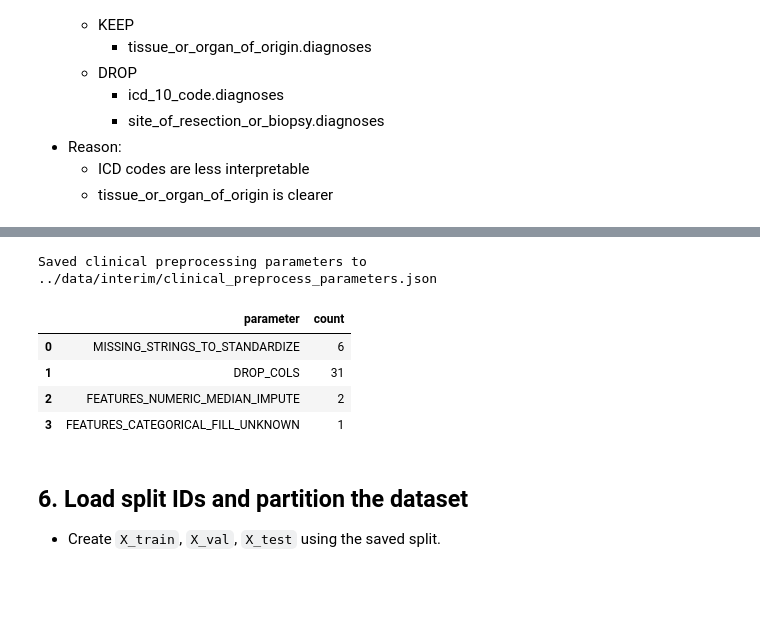
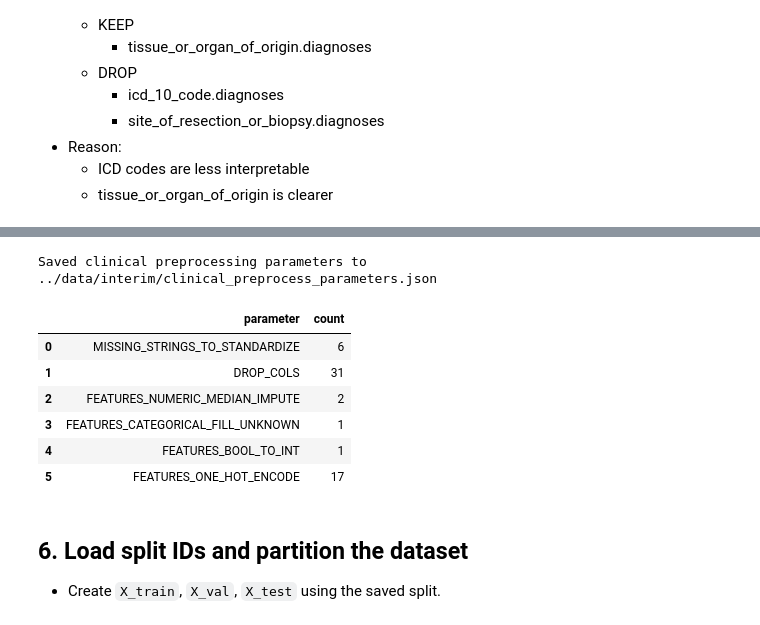
Before and after one commit to dpolioudakis/tcga-multimodal-survival, a Jupyter notebook: notebooks/03_preprocess_clinical.ipynb, the cells around one changed output, grey strips where cells are left out. Saved outputs shown, nothing was run; the diff lists cells and outputs as text; code cells hidden in the pictures; blank space fills up the shorter version.

```diff
--- a/notebooks/03_preprocess_clinical.ipynb
+++ b/notebooks/03_preprocess_clinical.ipynb
@@ -622,6 +628,11 @@ FEATURES_NUMERIC_MEDIAN_IMPUTE = [
 FEATURES_CATEGORICAL_FILL_UNKNOWN = [
     "ajcc_staging_system_edition.diagnoses"
 ]
+
+# Cast boolean columns to int (0/1) — avoids redundant two-column OHE expansion
+FEATURES_BOOL_TO_INT = [
+    "oct_embedded.samples",
+]
 # %%
 # Manual semantic drops (redundant encodings, interpretation decisions)
 MANUAL_DROP_COLS = [
@@ -659,6 +670,16 @@ print(f'MANUAL_DROP_COLS: {len(MANUAL_DROP_COLS)}')
 print(f'constant_cols: {len(constant_cols)}')
 print(f'DROP_COLS (combined, deduplicated): {len(DROP_COLS)}')
 display(DROP_COLS)
+
+# One-hot encode all remaining object columns after drops.
+# Auto-detected from the cohort data; review before finalizing.
+remaining_cols = [c for c in clin_df.columns if c not in DROP_COLS]
+FEATURES_ONE_HOT_ENCODE = sorted(
+    clin_df[remaining_cols].select_dtypes(include="object").columns.tolist()
+)
+
+print(f"\nFEATURES_ONE_HOT_ENCODE ({len(FEATURES_ONE_HOT_ENCODE)}):")
+display(FEATURES_ONE_HOT_ENCODE)
 # %% [output]
 MANUAL_DROP_COLS: 11
 constant_cols: 20
@@ -697,6 +736,8 @@ clinical_preprocess_parameters = {
         "DROP_COLS": DROP_COLS,
         "FEATURES_NUMERIC_MEDIAN_IMPUTE": FEATURES_NUMERIC_MEDIAN_IMPUTE,
         "FEATURES_CATEGORICAL_FILL_UNKNOWN": FEATURES_CATEGORICAL_FILL_UNKNOWN,
+        "FEATURES_BOOL_TO_INT": FEATURES_BOOL_TO_INT,
+        "FEATURES_ONE_HOT_ENCODE": FEATURES_ONE_HOT_ENCODE,
     },
     "artifacts": {
         "MANUAL_DROP_COLS": MANUAL_DROP_COLS,
@@ -705,37 +746,45 @@ clinical_preprocess_parameters = {
         "n_manual_drop_cols": len(MANUAL_DROP_COLS),
         "n_numeric_median_impute": len(FEATURES_NUMERIC_MEDIAN_IMPUTE),
         "n_categorical_fill_unknown": len(FEATURES_CATEGORICAL_FILL_UNKNOWN),
+        "n_bool_to_int": len(FEATURES_BOOL_TO_INT),
+        "n_one_hot_encode": len(FEATURES_ONE_HOT_ENCODE),
     },
 }
 
 params_path = Path("../data/interim/clinical_preprocess_parameters.json")
 params_path.parent.mkdir(parents=True, exist_ok=True)
 params_path.write_text(json.dumps(clinical_preprocess_parameters, indent=2), encoding="utf-8")
 
 parameter_summary_df = pd.DataFrame({
     "parameter": [
         "MISSING_STRINGS_TO_STANDARDIZE",
         "DROP_COLS",
         "FEATURES_NUMERIC_MEDIAN_IMPUTE",
         "FEATURES_CATEGORICAL_FILL_UNKNOWN",
+        "FEATURES_BOOL_TO_INT",
+        "FEATURES_ONE_HOT_ENCODE",
     ],
     "count": [
         len(MISSING_STRINGS_TO_STANDARDIZE),
         len(DROP_COLS),
         len(FEATURES_NUMERIC_MEDIAN_IMPUTE),
         len(FEATURES_CATEGORICAL_FILL_UNKNOWN),
+        len(FEATURES_BOOL_TO_INT),
+        len(FEATURES_ONE_HOT_ENCODE),
     ],
 })
 
 print(f"Saved clinical preprocessing parameters to {params_path}")
 display(parameter_summary_df)
 # %% [output]
 Saved clinical preprocessing parameters to ../data/interim/clinical_preprocess_parameters.json
 |  | parameter | count |
 | 0 | MISSING_STRINGS_TO_STANDARDIZE | 6 |
 | 1 | DROP_COLS | 31 |
 | 2 | FEATURES_NUMERIC_MEDIAN_IMPUTE | 2 |
 | 3 | FEATURES_CATEGORICAL_FILL_UNKNOWN | 1 |
+| 4 | FEATURES_BOOL_TO_INT | 1 |
+| 5 | FEATURES_ONE_HOT_ENCODE | 17 |
 # %% [markdown]
 ## 6. Load split IDs and partition the dataset
    - Create `X_train`, `X_val`, `X_test` using the saved split.
```
Also changed, not shown: parts of 14 cells of this notebook, 8 other files.
